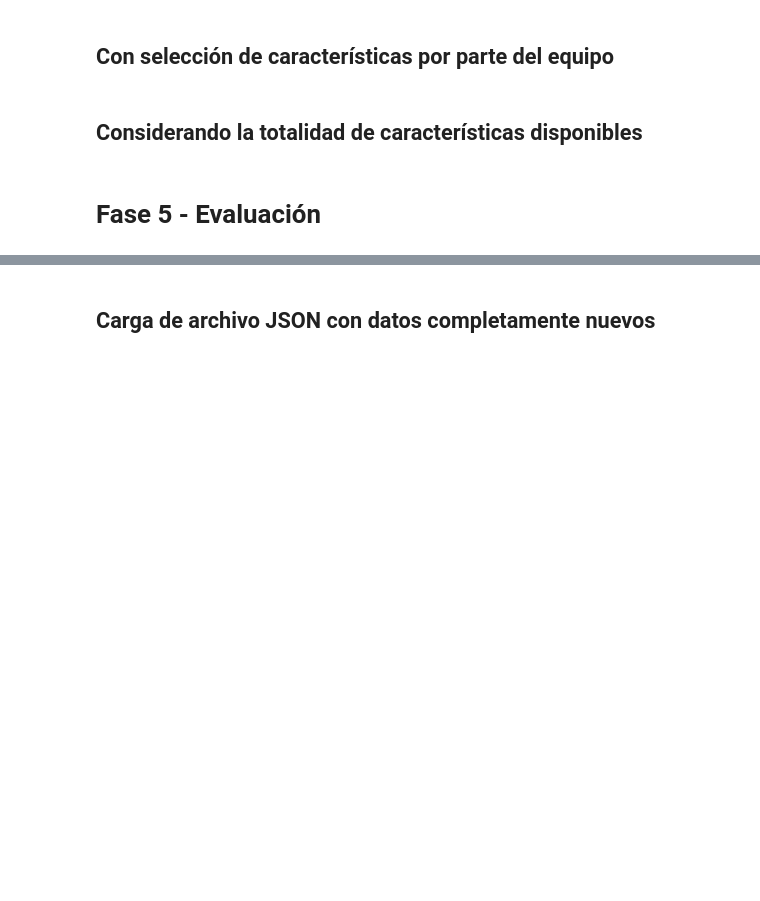
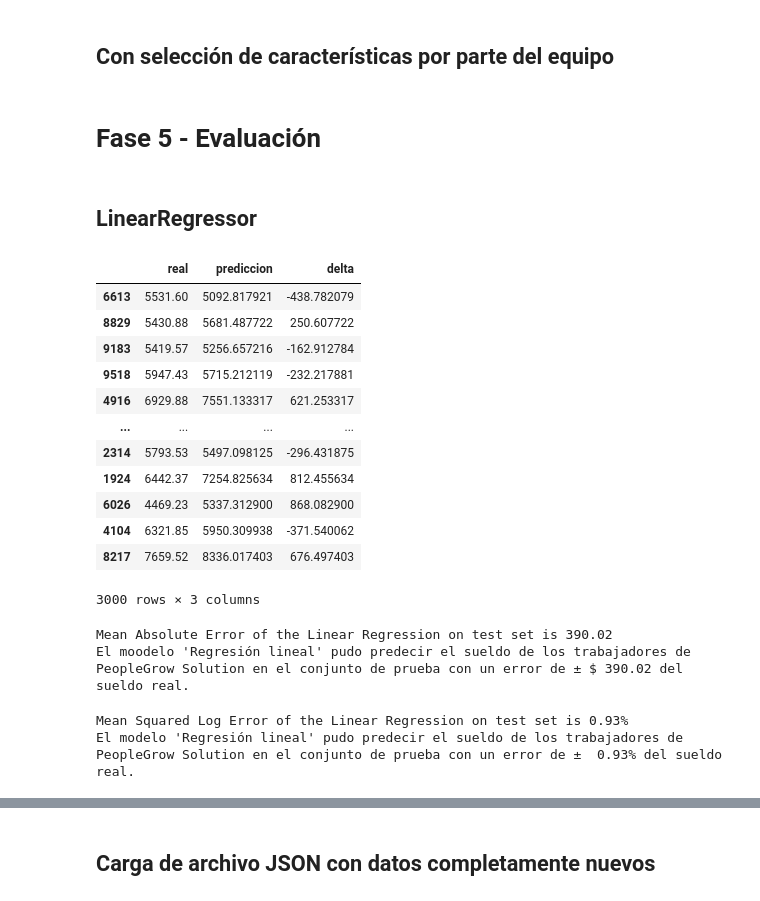
Before and after one commit to kotonitro/Inteligencia_Artificial_UBB, a Jupyter notebook: Certamen_2/620454_Base_E2_Regresion.ipynb, the cells around one changed output, grey strips where cells are left out. Cells and saved outputs as stored; diff of their text form; code cells hidden in the pictures; blank space fills up the shorter version.

```diff
--- a/Certamen_2/620454_Base_E2_Regresion.ipynb
+++ b/Certamen_2/620454_Base_E2_Regresion.ipynb
@@ -543,8 +514,6 @@ Conclusión del R^2 más alto
 # POR COMPLETAR
 # Vamos a trabajar con las caracteristicas de experiencia años, nivel educativo y departamento.
 # la razón es que son en nuestra opinion las variables que más influyen en el salario mensual.
-# %% [markdown]
-## Considerando la totalidad de características disponibles
 # %% [markdown]
 # Fase 5 - Evaluación
 # %%
@@ -555,0 +525,35 @@ def msle_interpretacion(modelo : str, value : float):
+# %% [markdown]
+## LinearRegressor
+# %%
+# Evaluando el Modelo de Regresión Lineal
+#
+d = {"real": y_test, "prediccion": y_pred}
+df_lr = pd.DataFrame(data=d)
+df_lr["delta"] = df_lr["prediccion"]-df_lr["real"]
+df_lr
+# %% [output]
+|  | real | prediccion | delta |
+| 6613 | 5531.60 | 5092.817921 | -438.782079 |
+| 8829 | 5430.88 | 5681.487722 | 250.607722 |
+| 9183 | 5419.57 | 5256.657216 | -162.912784 |
+| 9518 | 5947.43 | 5715.212119 | -232.217881 |
+| 4916 | 6929.88 | 7551.133317 | 621.253317 |
+| ... | ... | ... | ... |
+| 2314 | 5793.53 | 5497.098125 | -296.431875 |
+| 1924 | 6442.37 | 7254.825634 | 812.455634 |
+| 6026 | 4469.23 | 5337.312900 | 868.082900 |
+| 4104 | 6321.85 | 5950.309938 | -371.540062 |
+| 8217 | 7659.52 | 8336.017403 | 676.497403 |
+3000 rows × 3 columns
+# %%
+print("Mean Absolute Error of the Linear Regression on test set is {:.2f}".format(mean_absolute_error(y_test, y_pred)))
+mae_interpretacion("Regresión lineal", mean_absolute_error(y_test, y_pred))
+# %% [output]
+Mean Absolute Error of the Linear Regression on test set is 390.02
+El moodelo 'Regresión lineal' pudo predecir el sueldo de los trabajadores de PeopleGrow Solution en el conjunto de prueba con un error de ± $ 390.02 del sueldo real.
+# %%
+print("Mean Squared Log Error of the Linear Regression on test set is {:.2%}".format(mean_squared_log_error(y_test,y_pred)))
+msle_interpretacion("Regresión lineal", mean_squared_log_error(y_test,y_pred))
+# %% [output]
+Mean Squared Log Error of the Linear Regression on test set is 0.93%
+El modelo 'Regresión lineal' pudo predecir el sueldo de los trabajadores de PeopleGrow Solution en el conjunto de prueba con un error de ±  0.93% del sueldo real.
```
Also changed, not shown: parts of 24 cells of this notebook.
